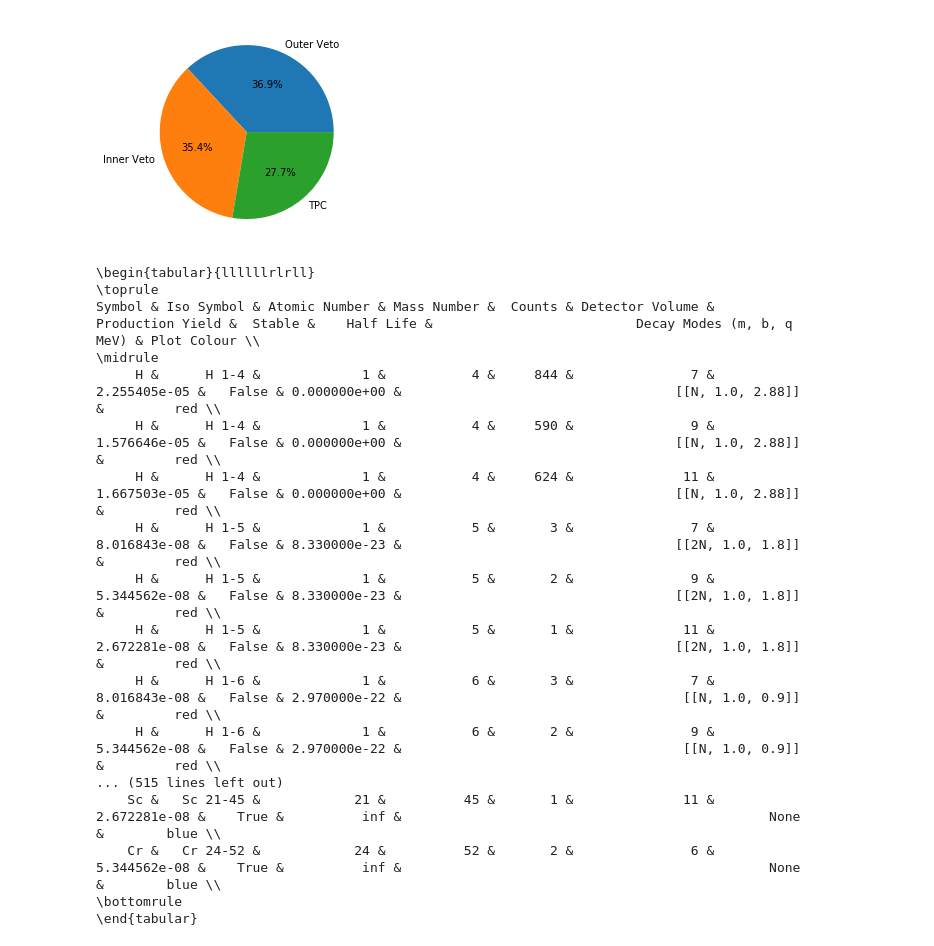
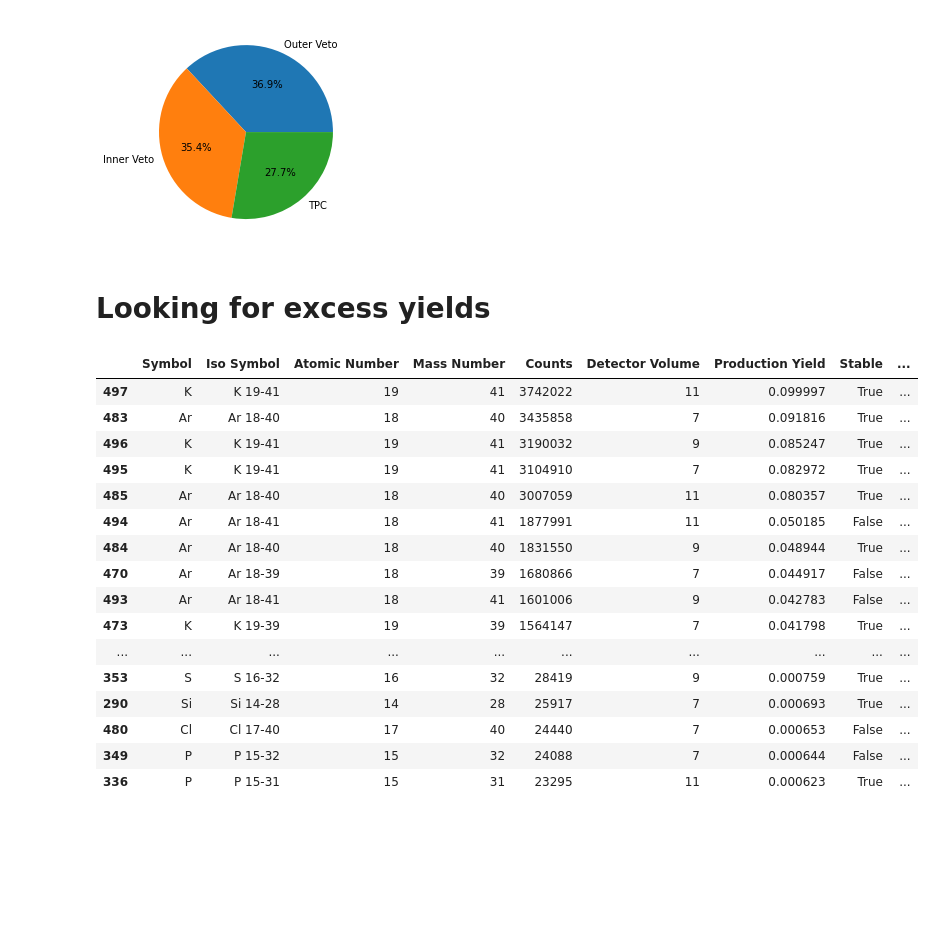
Before and after one commit to TomSB1423/nucleide_data, a Jupyter notebook: total_counts.ipynb, the cells around one changed output. Drawn from its saved outputs; the diff is of its cells as text; code cells hidden in the pictures; blank space fills up the shorter version.

```diff
--- a/total_counts.ipynb
+++ b/total_counts.ipynb
@@ -117,24 +110,30 @@ plt.pie(x=[temp_1["Counts"].sum(), temp_2["Counts"].sum(), temp_3["Counts"].sum(
 plt.show()
 # %% [output]
 [figure]
-# %%
-# Creates LaTeX table
-print(df.to_latex(index=False))
-# %% [output]
-\begin{tabular}{llllllrlrll}
-\toprule
-Symbol & Iso Symbol & Atomic Number & Mass Number &  Counts & Detector Volume &  Production Yield &  Stable &    Half Life &                          Decay Modes (m, b, q MeV) & Plot Colour \\
-\midrule
-     H &      H 1-4 &             1 &           4 &     844 &               7 &      2.255405e-05 &   False & 0.000000e+00 &                                   [[N, 1.0, 2.88]] &         red \\
-     H &      H 1-4 &             1 &           4 &     590 &               9 &      1.576646e-05 &   False & 0.000000e+00 &                                   [[N, 1.0, 2.88]] &         red \\
-     H &      H 1-4 &             1 &           4 &     624 &              11 &      1.667503e-05 &   False & 0.000000e+00 &                                   [[N, 1.0, 2.88]] &         red \\
-     H &      H 1-5 &             1 &           5 &       3 &               7 &      8.016843e-08 &   False & 8.330000e-23 &                                   [[2N, 1.0, 1.8]] &         red \\
-     H &      H 1-5 &             1 &           5 &       2 &               9 &      5.344562e-08 &   False & 8.330000e-23 &                                   [[2N, 1.0, 1.8]] &         red \\
-     H &      H 1-5 &             1 &           5 &       1 &              11 &      2.672281e-08 &   False & 8.330000e-23 &                                   [[2N, 1.0, 1.8]] &         red \\
-     H &      H 1-6 &             1 &           6 &       3 &               7 &      8.016843e-08 &   False & 2.970000e-22 &                                    [[N, 1.0, 0.9]] &         red \\
-     H &      H 1-6 &             1 &           6 &       2 &               9 &      5.344562e-08 &   False & 2.970000e-22 &                                    [[N, 1.0, 0.9]] &         red \\
-... (515 lines left out)
-    Sc &   Sc 21-45 &            21 &          45 &       1 &              11 &      2.672281e-08 &    True &          inf &                                               None &        blue \\
-    Cr &   Cr 24-52 &            24 &          52 &       2 &               6 &      5.344562e-08 &    True &          inf &                                               None &        blue \\
-\bottomrule
-\end{tabular}
+# %% [markdown]
+# Looking for excess yields
+# %%
+# Sort df by counts
+df_count_sort = df.sort_values(["Counts"], ascending=False)
+# Try to highlight mass numbers > 40
+# df_count_sort.style.apply(lambda x: ["background-color: red" if x["Mass Number"] > 40 else ""], axis = 1)
+# Total df
+df_count_sort.head(60)
+# %% [output]
+|  | Symbol | Iso Symbol | Atomic Number | Mass Number | Counts | Detector Volume | Production Yield | Stable | ... |
+| 497 | K | K 19-41 | 19 | 41 | 3742022 | 11 | 0.099997 | True | ... |
+| 483 | Ar | Ar 18-40 | 18 | 40 | 3435858 | 7 | 0.091816 | True | ... |
+| 496 | K | K 19-41 | 19 | 41 | 3190032 | 9 | 0.085247 | True | ... |
+| 495 | K | K 19-41 | 19 | 41 | 3104910 | 7 | 0.082972 | True | ... |
+| 485 | Ar | Ar 18-40 | 18 | 40 | 3007059 | 11 | 0.080357 | True | ... |
+| 494 | Ar | Ar 18-41 | 18 | 41 | 1877991 | 11 | 0.050185 | False | ... |
+| 484 | Ar | Ar 18-40 | 18 | 40 | 1831550 | 9 | 0.048944 | True | ... |
+| 470 | Ar | Ar 18-39 | 18 | 39 | 1680866 | 7 | 0.044917 | False | ... |
+| 493 | Ar | Ar 18-41 | 18 | 41 | 1601006 | 9 | 0.042783 | False | ... |
+| 473 | K | K 19-39 | 19 | 39 | 1564147 | 7 | 0.041798 | True | ... |
+| ... | ... | ... | ... | ... | ... | ... | ... | ... | ... |
+| 353 | S | S 16-32 | 16 | 32 | 28419 | 9 | 0.000759 | True | ... |
+| 290 | Si | Si 14-28 | 14 | 28 | 25917 | 7 | 0.000693 | True | ... |
+| 480 | Cl | Cl 17-40 | 17 | 40 | 24440 | 7 | 0.000653 | False | ... |
+| 349 | P | P 15-32 | 15 | 32 | 24088 | 7 | 0.000644 | False | ... |
+| 336 | P | P 15-31 | 15 | 31 | 23295 | 11 | 0.000623 | True | ... |
```
Also changed, not shown: parts of 11 cells of this notebook, 2 other files.
